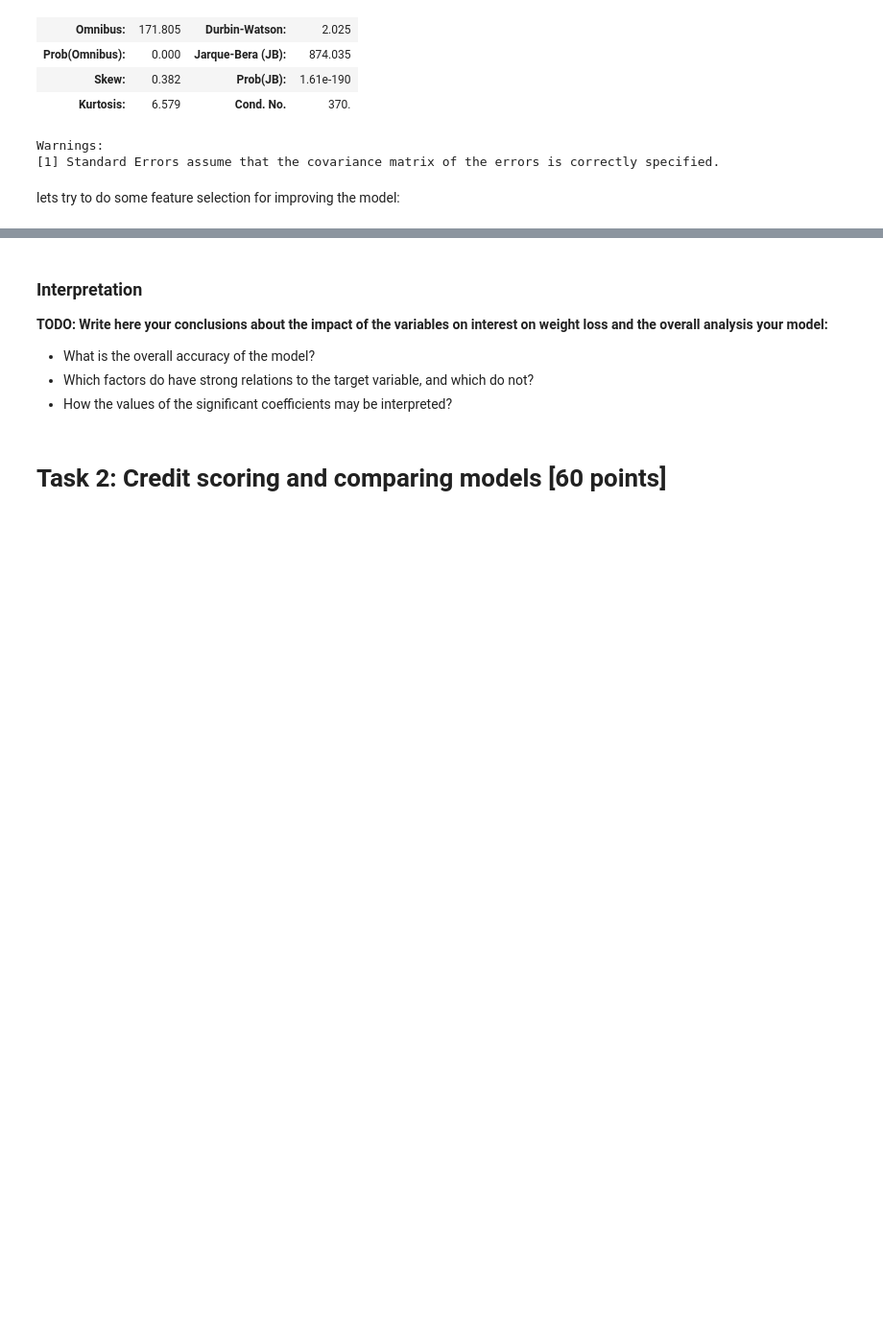
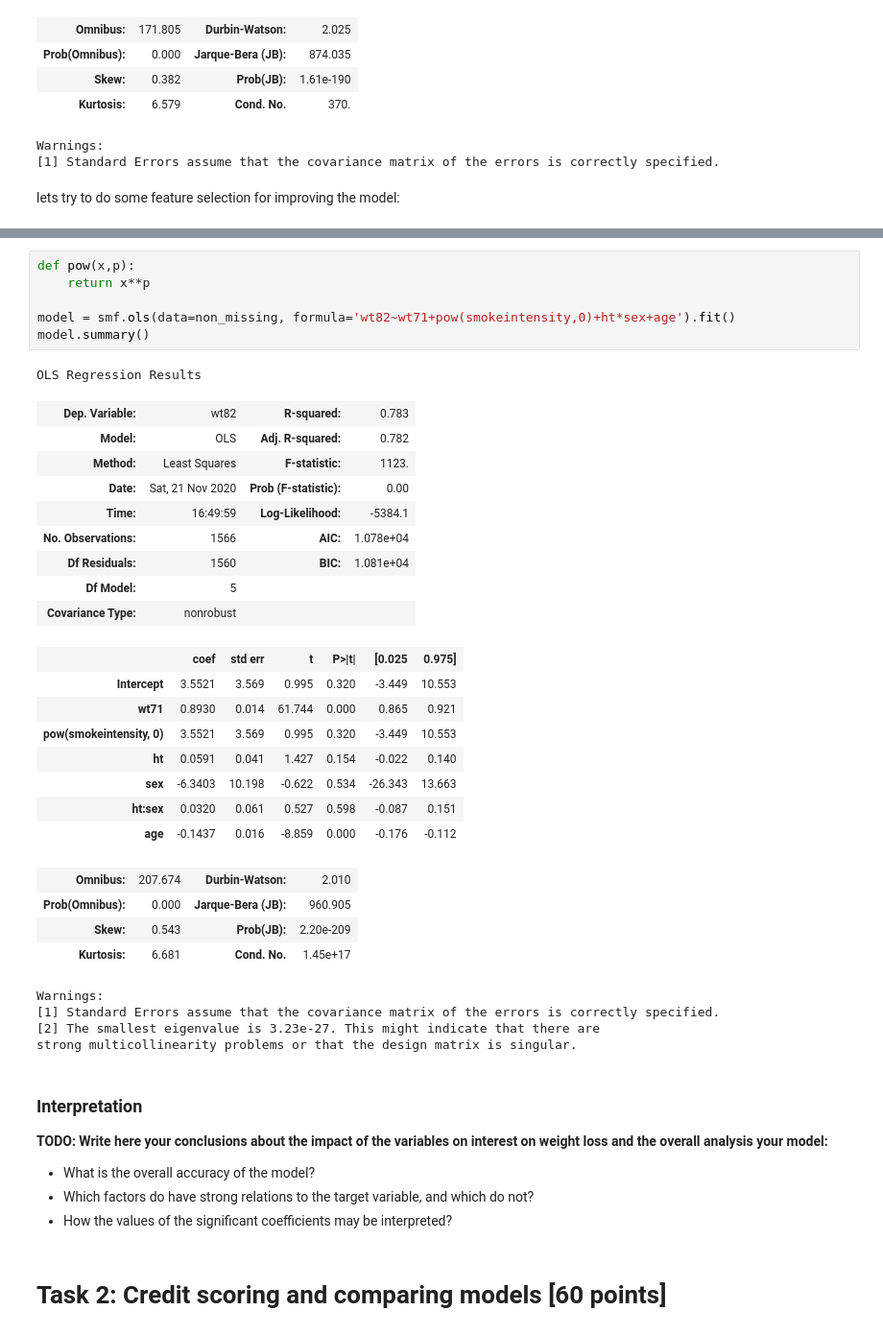
Before and after one commit to gald1017/Statistics-and-Probability-for-DS-, a Jupyter notebook: WEEK4/home_assignment_4.ipynb, the cells around one changed output, grey strips where cells are left out. Shown at 96% size. Saved outputs shown, nothing was run; the diff lists cells and outputs as text; blank space fills up the shorter version.

```diff
--- a/WEEK4/home_assignment_4.ipynb
+++ b/WEEK4/home_assignment_4.ipynb
@@ -107,3 +131,36 @@ from sklearn.feature_selection import SelectKBest
+# %%
+def pow(x,p):
+    return x**p
+
+model = smf.ols(data=non_missing, formula='wt82~wt71+pow(smokeintensity,0)+ht*sex+age').fit()
+model.summary()
+# %% [output]
+OLS Regression Results
+| Dep. Variable: | wt82 | R-squared: | 0.783 |
+| Model: | OLS | Adj. R-squared: | 0.782 |
+| Method: | Least Squares | F-statistic: | 1123. |
+| Date: | Sat, 21 Nov 2020 | Prob (F-statistic): | 0.00 |
+| Time: | 16:49:59 | Log-Likelihood: | -5384.1 |
+| No. Observations: | 1566 | AIC: | 1.078e+04 |
+| Df Residuals: | 1560 | BIC: | 1.081e+04 |
+| Df Model: | 5 |  |  |
+| Covariance Type: | nonrobust |  |  |
+|  | coef | std err | t | P>|t| | [0.025 | 0.975] |
+| Intercept | 3.5521 | 3.569 | 0.995 | 0.320 | -3.449 | 10.553 |
+| wt71 | 0.8930 | 0.014 | 61.744 | 0.000 | 0.865 | 0.921 |
+| pow(smokeintensity, 0) | 3.5521 | 3.569 | 0.995 | 0.320 | -3.449 | 10.553 |
+| ht | 0.0591 | 0.041 | 1.427 | 0.154 | -0.022 | 0.140 |
+| sex | -6.3403 | 10.198 | -0.622 | 0.534 | -26.343 | 13.663 |
+| ht:sex | 0.0320 | 0.061 | 0.527 | 0.598 | -0.087 | 0.151 |
+| age | -0.1437 | 0.016 | -8.859 | 0.000 | -0.176 | -0.112 |
+| Omnibus: | 207.674 | Durbin-Watson: | 2.010 |
+| Prob(Omnibus): | 0.000 | Jarque-Bera (JB): | 960.905 |
+| Skew: | 0.543 | Prob(JB): | 2.20e-209 |
+| Kurtosis: | 6.681 | Cond. No. | 1.45e+17 |
+Warnings:
+[1] Standard Errors assume that the covariance matrix of the errors is correctly specified.
+[2] The smallest eigenvalue is 3.23e-27. This might indicate that there are
+strong multicollinearity problems or that the design matrix is singular.
 # %% [markdown]
 ### Interpretation
 
```
Also changed, not shown: parts of 10 cells of this notebook.
